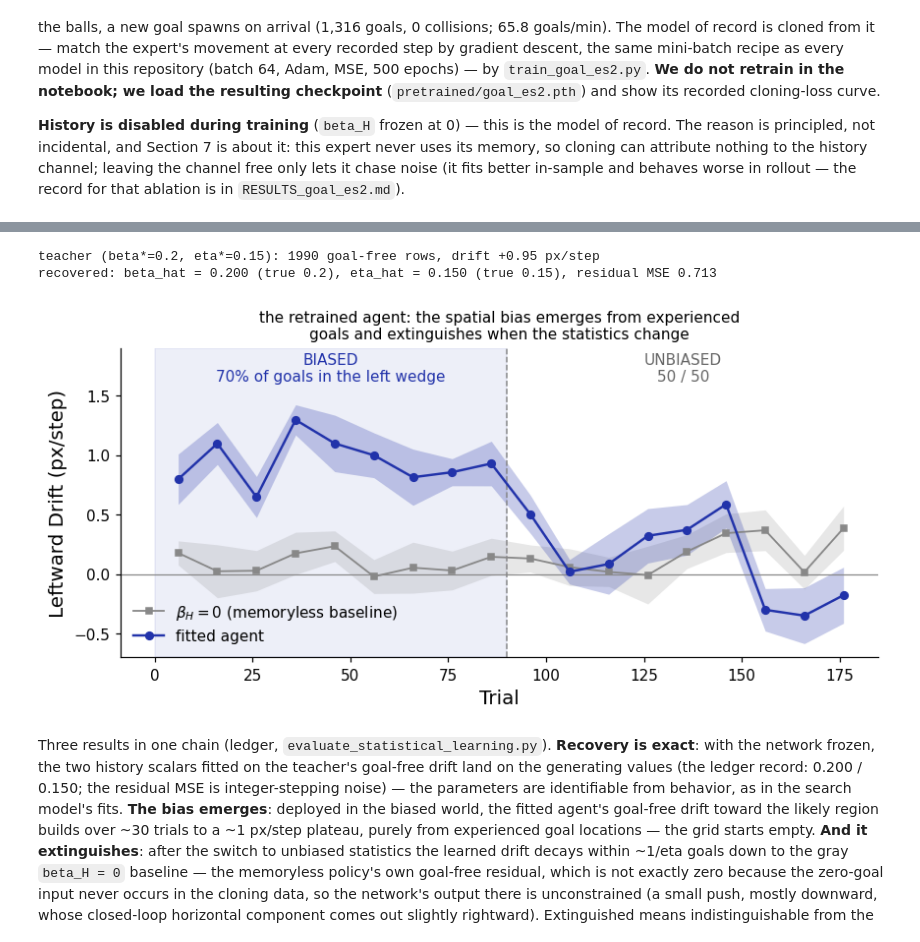
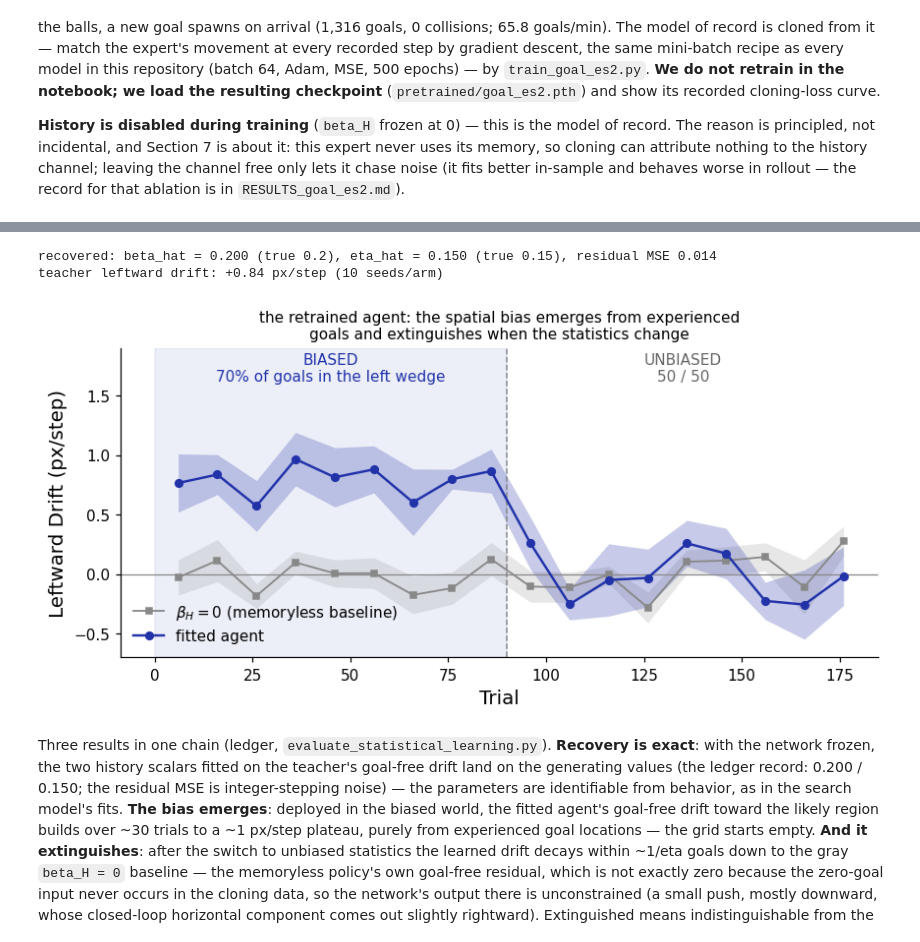
Before and after one commit to HanZhang-psych/Ego-Spatial-Sense, a Jupyter notebook: 2D-Escaping-Ball/tutorial_action_agent.ipynb, the cells around one changed output, grey strips where cells are left out. Cells and saved outputs as stored; diff of their text form; code cells hidden in the pictures.

```diff
--- a/2D-Escaping-Ball/tutorial_action_agent.ipynb
+++ b/2D-Escaping-Ball/tutorial_action_agent.ipynb
@@ -767,47 +746,36 @@ stages, imported from `evaluate_statistical_learning.py`:
 # %%
-from evaluate_statistical_learning import play, fit_history_params
+# Section 7 is computed offline by evaluate_statistical_learning.py (10 seeds
+# per arm) and written to results_compare/; here we only load and plot - the
+# same pattern as the Section 6 comparison. No rollouts run in the notebook.
+import csv
 
-sargs = SimpleNamespace(num_features=360, num_balls=10, width=W, height=H,
-                        max_speed=10.0, goal_timeout=300, goal_free_steps=50,
-                        record_every=5, ecc_min=250.0, ecc_max=330.0,
-                        p_high=0.7)
-BETA_STAR, ETA_STAR = 0.2, 0.15
-for p_ in model.parameters():
-    p_.requires_grad = False
+with open("results_compare/statlearn_params.csv") as f:
+    P = next(csv.DictReader(f))
+beta_hat, eta_hat = float(P["beta_hat"]), float(P["eta_hat"])
+fit_mse, teacher_drift = float(P["fit_mse"]), float(P["teacher_drift"])
+SWITCH, N_DEP = int(P["switch"]), int(P["deploy_trials"])
+BLOCK, SEEDS = int(P["block"]), int(P["num_seeds"])
+BETA_STAR, ETA_STAR = float(P["beta_star"]), float(P["eta_star"])
 
-# 1. teacher: ground-truth memory parameters, biased world
-rows, goal_seq, tdrifts = play(model, BETA_STAR, ETA_STAR, seed=42,
-                               n_trials=200, biased_until=200, args=sargs,
-                               record_rows=True)
-td = [d for d in tdrifts if not math.isnan(d)]
-print(f"teacher (beta*={BETA_STAR}, eta*={ETA_STAR}): {len(rows)} goal-free "
-      f"rows, drift {sum(td)/len(td):+.2f} px/step")
+print(f"recovered: beta_hat = {beta_hat:.3f} (true {BETA_STAR}), "
+      f"eta_hat = {eta_hat:.3f} (true {ETA_STAR}), residual MSE {fit_mse:.3f}")
+print(f"teacher leftward drift: {teacher_drift:+.2f} px/step "
+      f"({SEEDS} seeds/arm)")
 
-# 2. retrain: ONLY (beta_H, eta), policy frozen
-beta_hat, eta_hat, mse = fit_history_params(model, rows, goal_seq, sargs,
-                                            verbose=False)
-print(f"recovered: beta_hat = {beta_hat:.3f} (true {BETA_STAR}), "
-      f"eta_hat = {eta_hat:.3f} (true {ETA_STAR}), residual MSE {mse:.3f}")
+def load_arm(arm):
+    """Reassemble per-seed drift curves (NaN where a trial has no record)."""
+    seeds = {}
+    with open("results_compare/statlearn_drift.csv") as f:
+        for r in csv.DictReader(f):
+            if r["arm"] != arm:
+                continue
+            s = int(r["seed"])
+            seeds.setdefault(s, [float("nan")] * N_DEP)[int(r["trial"])] = \
+                float(r["drift"])
+    return [seeds[s] for s in sorted(seeds)]
 
-# 3. deploy the fitted student: bias on for 90 trials, then 50/50
-SWITCH, N_DEP, SEEDS, CTRL_SEEDS = 90, 180, 10, 6
-curves = []
-for i in range(SEEDS):
-    _, _, drifts = play(model, beta_hat, eta_hat, seed=100 + i,
-                        n_trials=N_DEP, biased_until=SWITCH, args=sargs)
-    curves.append(drifts)
-# beta = 0 control: the memoryless base policy on the same protocol.
-# Its goal-free drift is NOT exactly zero - the zero-goal input never
-# occurs in the cloning data, so the network's output there is an
-# unconstrained residual - and this line is what "extinguished" should
-# be compared against.
-ctrl = []
-for i in range(CTRL_SEEDS):
-    _, _, drifts = play(model, 0.0, eta_hat, seed=100 + i,
-                        n_trials=N_DEP, biased_until=SWITCH, args=sargs)
-    ctrl.append(drifts)
+curves, ctrl = load_arm("fitted"), load_arm("control")
 
-BLOCK = 10
 def blocked(cs):
     xs_, m_, s_ = [], [], []
     for b0 in range(1, N_DEP, BLOCK):
@@ -815,36 +783,37 @@ def blocked(cs):
                              if not math.isnan(c[t])]) for c in cs]
         xs_.append(b0 + BLOCK / 2)
         m_.append(np.mean(per_seed))
         s_.append(np.std(per_seed, ddof=1) / math.sqrt(len(cs)))
     return xs_, np.array(m_), np.array(s_)
+
 xs, mean, sem = blocked(curves)
 _, cmean, csem = blocked(ctrl)
 
 fig, ax = plt.subplots(figsize=(8, 4))
 ax.axvspan(0, SWITCH, color=C_ES2, alpha=0.08)
 ax.axvline(SWITCH, color=C_GRAY, lw=1, ls="--")
 ax.axhline(0, color=C_GRAY, lw=0.8)
 ax.fill_between(xs, cmean - csem, cmean + csem, color=C_GRAY, alpha=0.2, lw=0)
 ax.plot(xs, cmean, "s-", color=C_GRAY, ms=4, lw=1.2,
         label=r"$\beta_H = 0$ (memoryless baseline)")
 ax.fill_between(xs, mean - sem, mean + sem, color=C_ES2, alpha=0.25, lw=0)
 ax.plot(xs, mean, "o-", color=C_ES2, ms=5, label="fitted agent")
 ax.legend(loc="lower left")
 ax.text(SWITCH / 2, 1.62, "BIASED\n70% of goals in the left wedge",
         ha="center", fontsize=10, color=C_ES2)
 ax.text((SWITCH + N_DEP) / 2, 1.62, "UNBIASED\n50 / 50", ha="center",
         fontsize=10, color="#666666")
 ax.set_xlabel("Trial", fontsize=13)
 ax.set_ylabel("Leftward Drift (px/step)", fontsize=13)
 ax.set_ylim(-0.7, 1.9)
 ax.set_title("the retrained agent: the spatial bias emerges from experienced\n"
              "goals and extinguishes when the statistics change", fontsize=10)
 plt.tight_layout()
 plt.show()
 # %% [output]
-teacher (beta*=0.2, eta*=0.15): 1990 goal-free rows, drift +0.95 px/step
-recovered: beta_hat = 0.200 (true 0.2), eta_hat = 0.150 (true 0.15), residual MSE 0.713
+recovered: beta_hat = 0.200 (true 0.2), eta_hat = 0.150 (true 0.15), residual MSE 0.014
+teacher leftward drift: +0.84 px/step (10 seeds/arm)
-[figure, old version]
+[figure, new version]
 # %% [markdown]
 Three results in one chain (ledger, `evaluate_statistical_learning.py`).
 **Recovery is exact**: with the network frozen, the two history scalars
```
Also changed, not shown: parts of 14 cells of this notebook, 18 other files.
